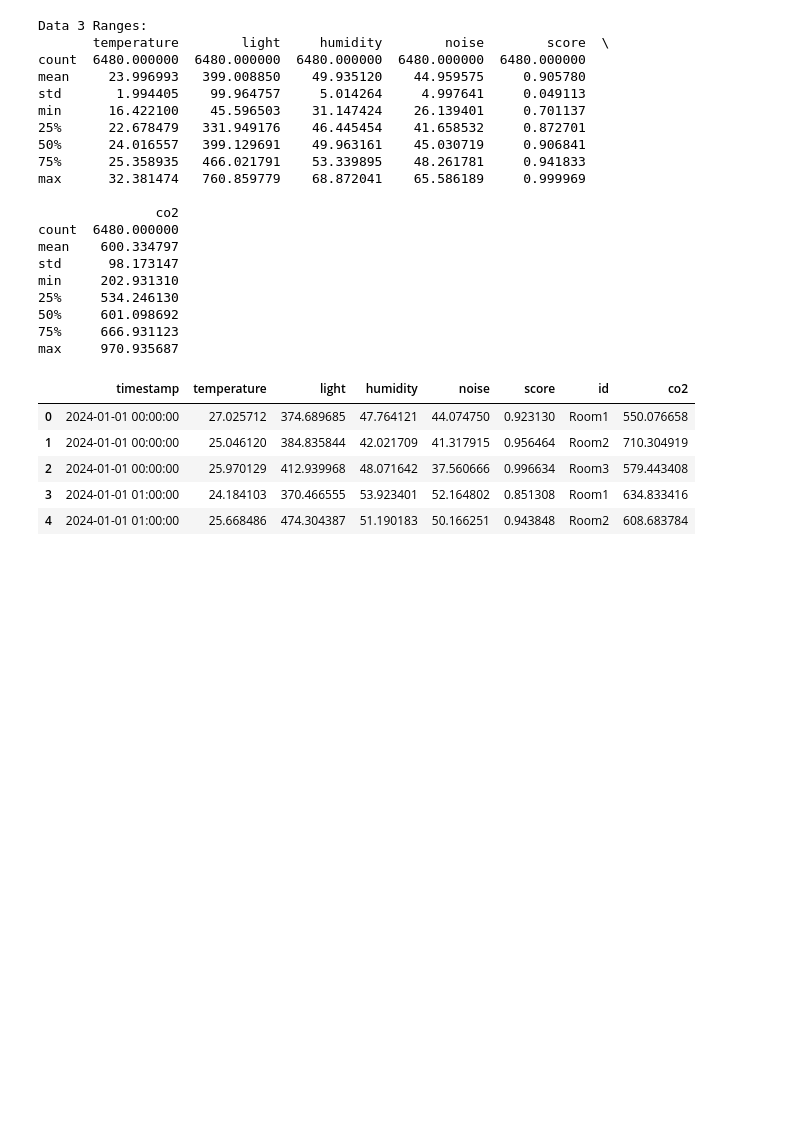
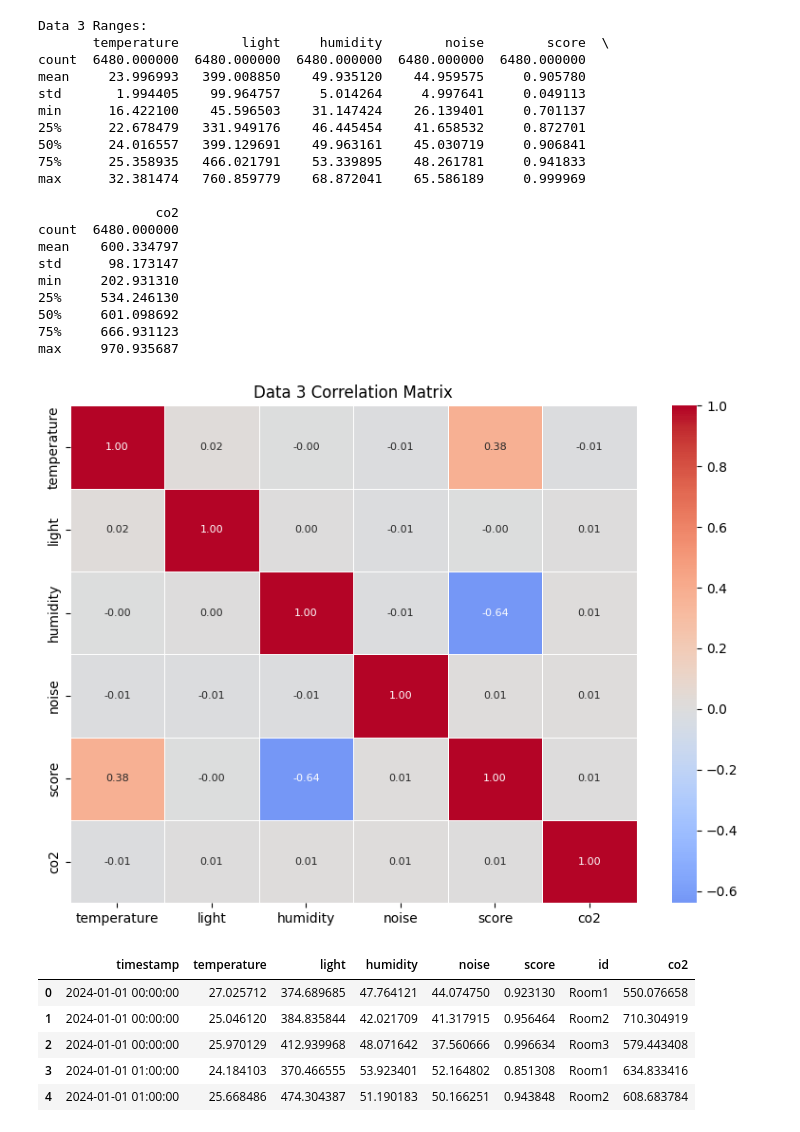
Before and after one commit to SEP4Real/SEP4, a Jupyter notebook: MAL/notebooks/1c_mock_data.ipynb, the cells around one changed output. Drawn from its saved outputs; the diff is of its cells as text; code cells hidden in the pictures; blank space fills up the shorter version.

```diff
--- a/MAL/notebooks/1c_mock_data.ipynb
+++ b/MAL/notebooks/1c_mock_data.ipynb
@@ -194,6 +238,28 @@ min     202.931310
 50%     601.098692
 75%     666.931123
 max     970.935687
+# %%
+# Correlation matrix for Data 3 (numeric features)
+data_3_numeric = data_3.select_dtypes(include=np.number)
+if data_3_numeric.empty:
+    print("Data 3 has no numeric columns for correlation.")
+else:
+    data_3_corr = data_3_numeric.corr()
+    plt.figure(figsize=(8, 6))
+    sns.heatmap(
+        data_3_corr,
+        cmap="coolwarm",
+        center=0,
+        linewidths=0.5,
+        annot=True,
+        fmt=".2f",
+        annot_kws={"size": 8},
+    )
+    plt.title("Data 3 Correlation Matrix")
+    plt.tight_layout()
+    plt.show()
+# %% [output]
+[figure, added]
 # %%
 data_3.head()
 # %% [output]
```
Also changed, not shown: parts of 12 cells of this notebook.
